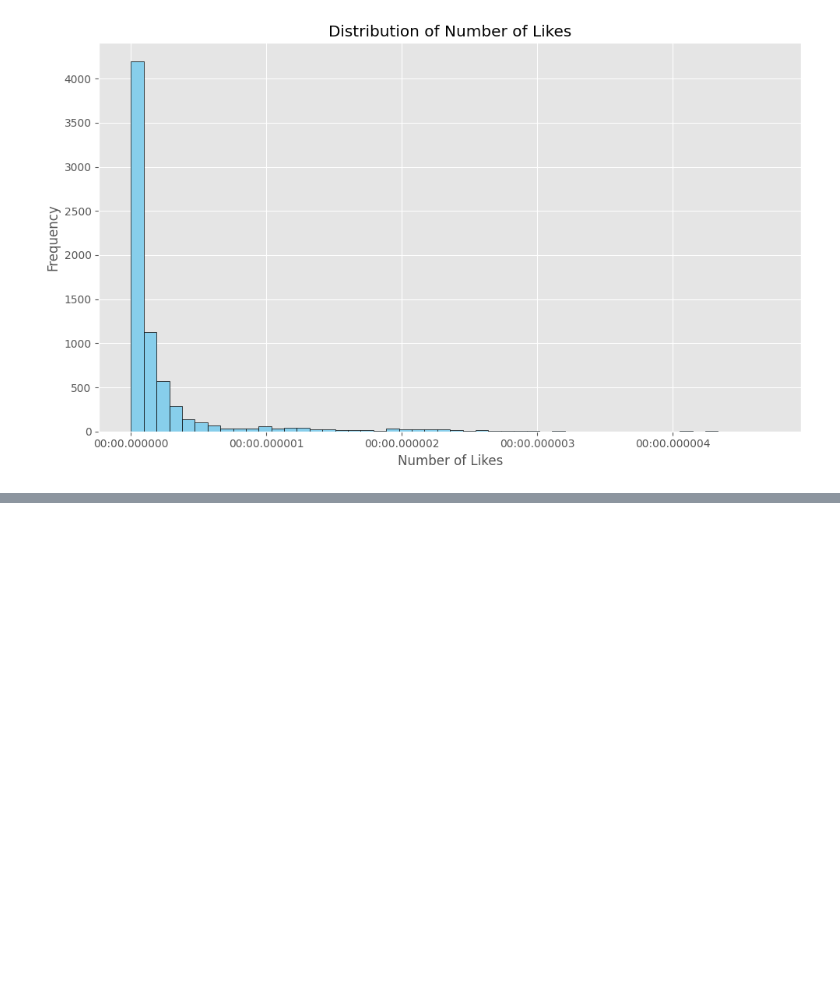
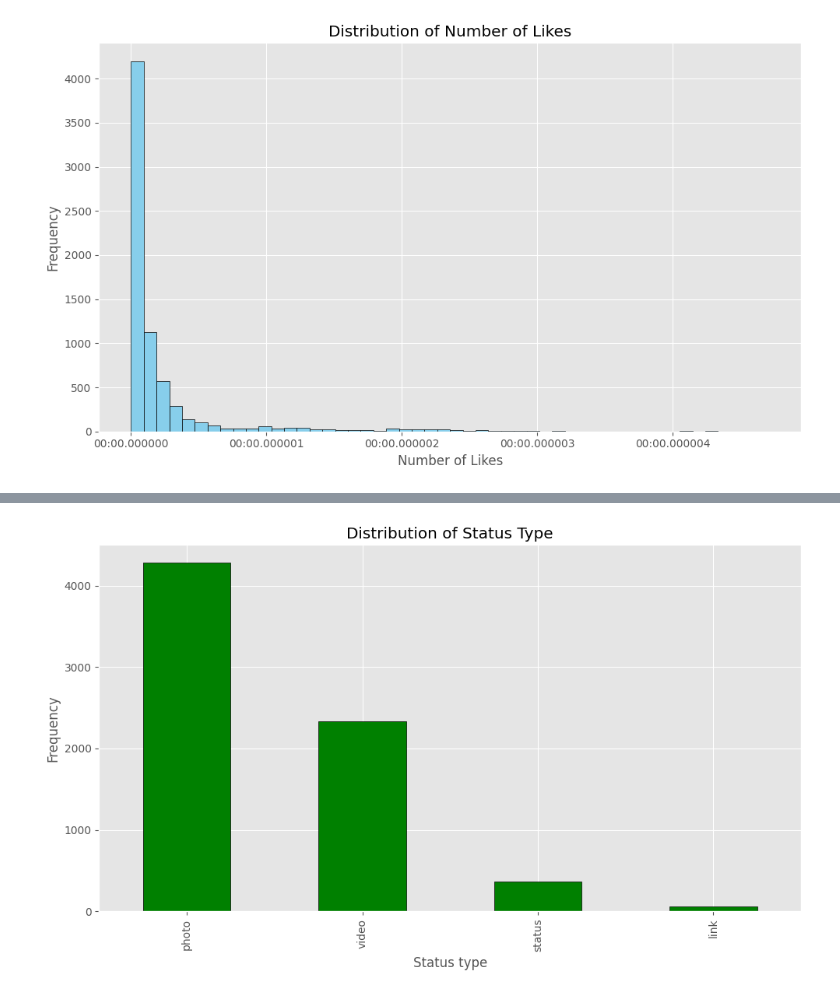
Before and after one commit to hembasnet/Data-Visualization, a Jupyter notebook: Data_visulization.ipynb, the cells around one changed output, grey strips where cells are left out. Saved outputs shown, nothing was run; the diff lists cells and outputs as text; code cells hidden in the pictures; blank space fills up the shorter version.

```diff
--- a/Data_visulization.ipynb
+++ b/Data_visulization.ipynb
@@ -62,0 +81,11 @@ plt.show()
+# %%
+style.use("ggplot")
+plt.figure(figsize=(10, 6))
+data['status_type'].value_counts().plot(kind='bar', color='green', edgecolor='black')
+plt.xlabel('Status type')
+plt.ylabel('Frequency')
+plt.title('Distribution of Status Type')
+plt.tight_layout()
+plt.show()
+# %% [output]
+[figure, added]
```
Also changed, not shown: parts of 1 cell of this notebook.
